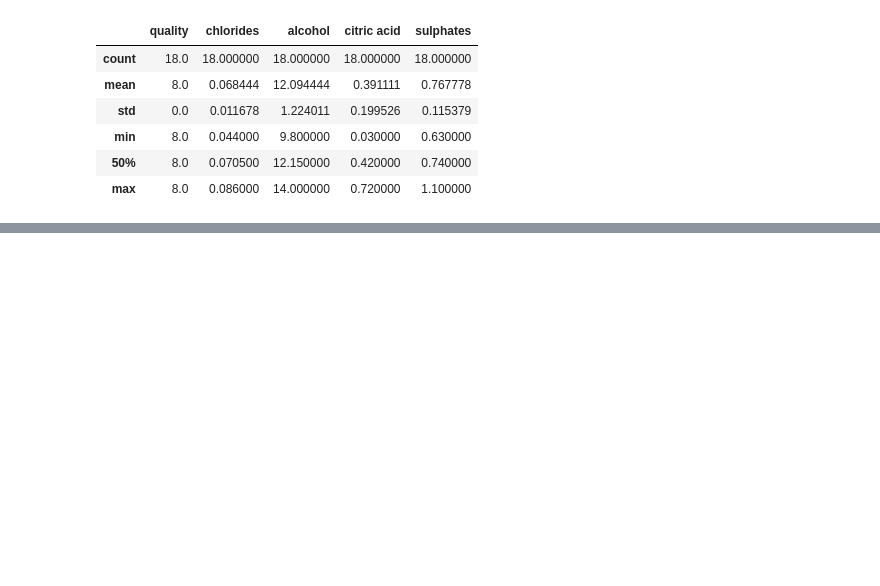
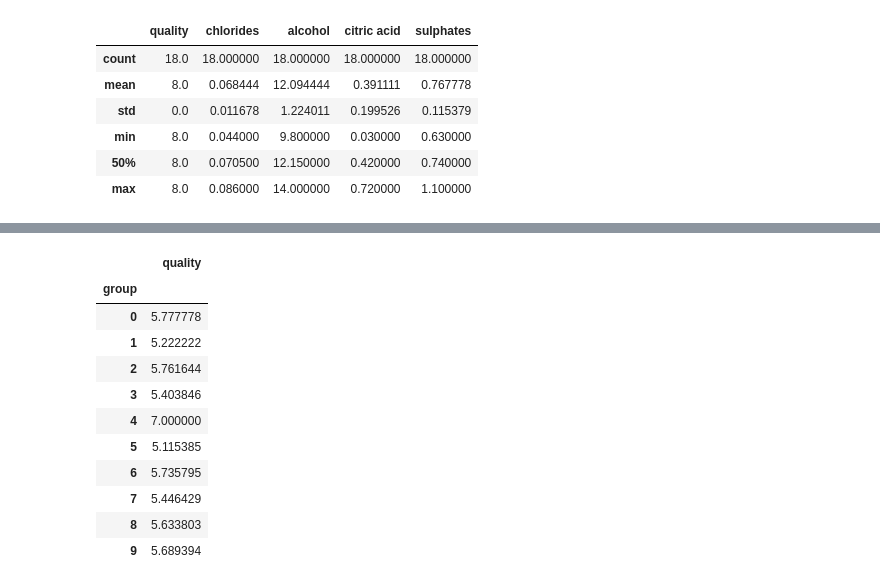
Before and after one commit to simonneutert/wine_quality_data, a Jupyter notebook: Wine Quality Analysis.ipynb, the cells around one changed output, grey strips where cells are left out. Cells and saved outputs as stored; diff of their text form; code cells hidden in the pictures; blank space fills up the shorter version.

```diff
--- a/Wine Quality Analysis.ipynb
+++ b/Wine Quality Analysis.ipynb
@@ -611,0 +655,15 @@ rqual8[["quality", "chlorides", "alcohol", "citric acid", "sulphates"]].describe
+# %%
+results.groupby(['group']).mean()
+# %% [output]
+|  | quality |
+| group |  |
+| 0 | 5.777778 |
+| 1 | 5.222222 |
+| 2 | 5.761644 |
+| 3 | 5.403846 |
+| 4 | 7.000000 |
+| 5 | 5.115385 |
+| 6 | 5.735795 |
+| 7 | 5.446429 |
+| 8 | 5.633803 |
+| 9 | 5.689394 |
```
Also changed, not shown: parts of 10 cells of this notebook.
